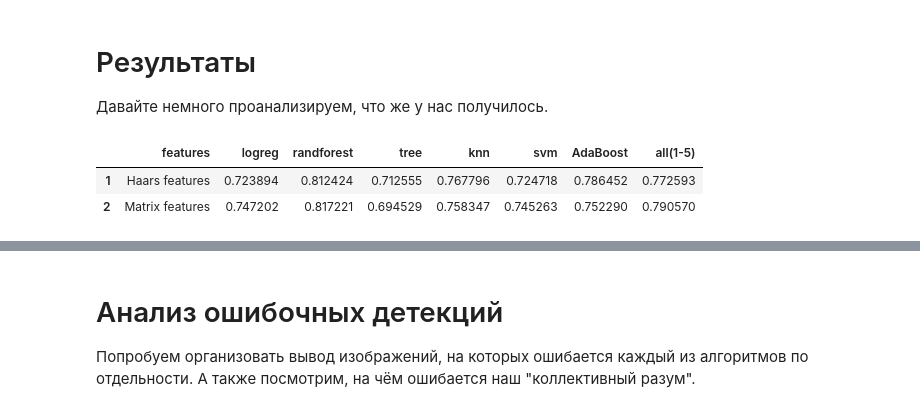
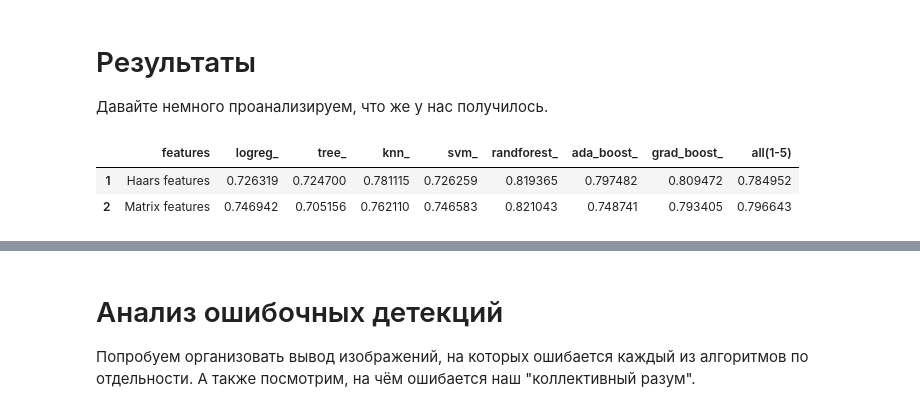
Before and after one commit to Kat-ies/Coursework, a Jupyter notebook: faceDetecting.ipynb, the cells around one changed output, grey strips where cells are left out. Drawn from its saved outputs; the diff is of its cells as text; code cells hidden in the pictures.

```diff
--- a/faceDetecting.ipynb
+++ b/faceDetecting.ipynb
@@ -454,17 +433,16 @@ def prediction(x_test, feature_type, df):
 # подготовим данные для финального анализа
 import pandas as pd
 
-
 haars_df = pd.DataFrame(columns=col_list)
 matrix_df = pd.DataFrame(columns=col_list)
-time_of_train = []
+time_of_w = []
 
-time_of_train.append(training(haars_features_train, y_train, 'hf'))
-prediction(haars_features_test, 'hf', haars_df)
+time_of_w.append(training(haars_features_train, y_train, 'hf'))
+prediction(haars_features_test, 'hf', haars_df, time_of_w)
 haars_df.insert(0, 'y_test', y_test)
 
-time_of_train.append(training(matrix_features_train, y_train, 'mf'))
-prediction(matrix_features_test, 'mf', matrix_df)
+time_of_w.append(training(matrix_features_train, y_train, 'mf'))
+prediction(matrix_features_test, 'mf', matrix_df, time_of_w)
 matrix_df.insert(0, 'y_test', y_test)
 
 #добавим ещё колонки
@@ -532,27 +510,28 @@ matrix_df[:15]
 # %%
 from sklearn.metrics import accuracy_score
 from pandas import read_csv
 
 feature_list = ['Haars features', 'Matrix features']
-methods_list = ['logreg', 'randforest', 'tree', 'knn', 'svm', 'AdaBoost', 'all(1-5)']
+col_list.append('all(1-5)')
 
-haars_df =read_csv('/content/drive/My Drive/Курсач/files/haars_df.csv', index_col=0)
-matrix_df =read_csv('/content/drive/My Drive/Курсач/files/matrix_df.csv', index_col=0)
+haars_df = read_csv('/content/drive/My Drive/Курсач/files/haars_df.csv', index_col=0)
+matrix_df = read_csv('/content/drive/My Drive/Курсач/files/matrix_df.csv', index_col=0)
 accuracy_df = pd.DataFrame(feature_list, index=['1', '2'], columns=['features'])
 time_df = pd.DataFrame(feature_list, index=['1', '2'], columns=['features'])
-time_of_train[0].append(0)
-time_of_train[1].append(0)
+time_of_w[0].append(0)
+time_of_w[1].append(0)
 
 
-for i, cols in enumerate(methods_list):
+for i, cols in enumerate(col_list):
     accuracy_df[cols] = [accuracy_score(haars_df['y_test'], haars_df[cols]),accuracy_score(matrix_df['y_test'], matrix_df[cols])]
-    time_df[cols] = [time_of_train[0][i], time_of_train[1][i]]
+    time_df[cols] = [time_of_w[0][i], time_of_w[1][i]]
 
+time_df.to_csv('/content/drive/My Drive/Курсач/files/matrix_df.csv')
 accuracy_df[:]
 # %% [output]
-|  | features | logreg | randforest | tree | knn | svm | AdaBoost | all(1-5) |
-| 1 | Haars features | 0.723894 | 0.812424 | 0.712555 | 0.767796 | 0.724718 | 0.786452 | 0.772593 |
-| 2 | Matrix features | 0.747202 | 0.817221 | 0.694529 | 0.758347 | 0.745263 | 0.752290 | 0.790570 |
+|  | features | logreg_ | tree_ | knn_ | svm_ | randforest_ | ada_boost_ | grad_boost_ | all(1-5) |
+| 1 | Haars features | 0.726319 | 0.724700 | 0.781115 | 0.726259 | 0.819365 | 0.797482 | 0.809472 | 0.784952 |
+| 2 | Matrix features | 0.746942 | 0.705156 | 0.762110 | 0.746583 | 0.821043 | 0.748741 | 0.793405 | 0.796643 |
 # %%
 time_df[:]
 # %% [output]
```
Also changed, not shown: parts of 17 cells of this notebook.
